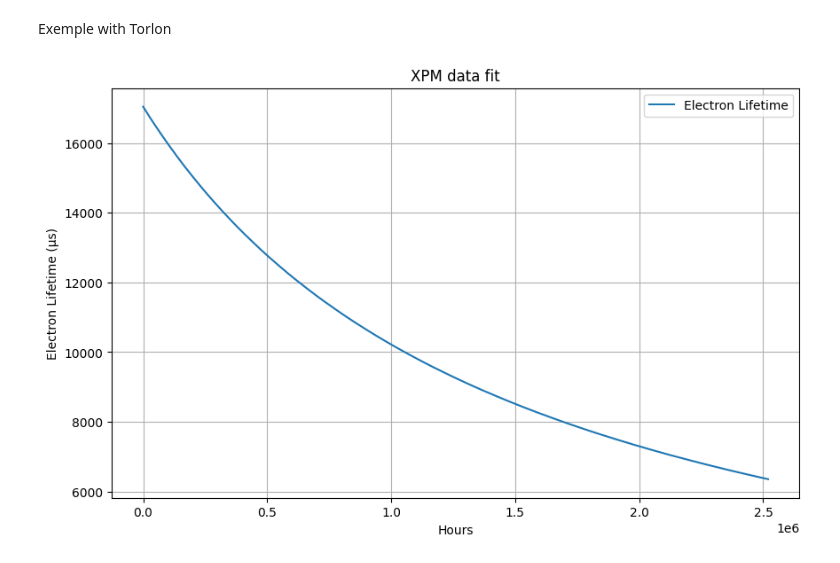
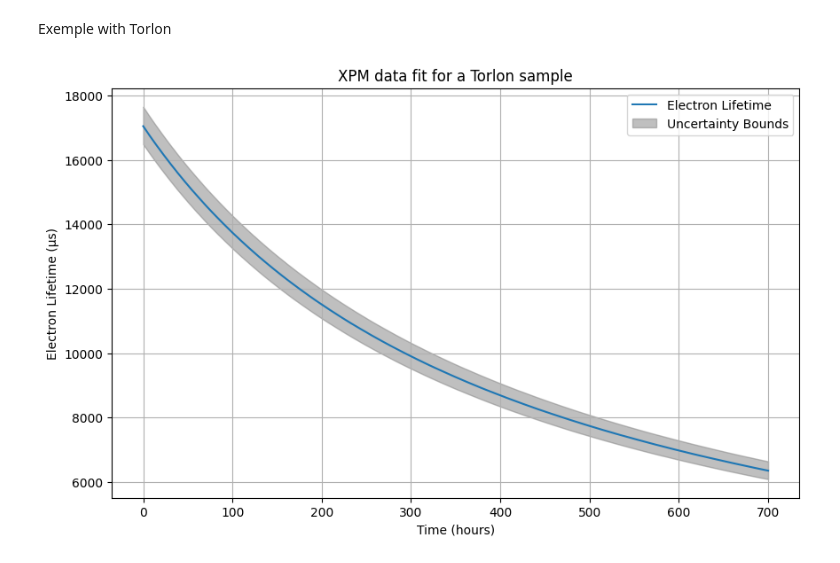
Before and after one commit to antoine-amy/Electronegative_impurities, a Jupyter notebook: Electronegative_impurities_studies.ipynb, the cells around one changed output. Saved outputs shown, nothing was run; the diff lists cells and outputs as text; code cells hidden in the pictures.

```diff
--- a/Electronegative_impurities_studies.ipynb
+++ b/Electronegative_impurities_studies.ipynb
@@ -86,21 +124,33 @@ second = np.arange(0, (700*60*60)+1)
 # %% [markdown]
 Exemple with Torlon
 # %%
+# Constants
+n0=0.0176; n0_error=6e-4
+R0=3.27e-6; R0_error=0.16e-6
+
+# Time range
+second = np.arange(0, (700*60*60)+1)
+
 # Prepare a plot with a specified figure size
 plt.figure(figsize=(10, 6))
 
-# Calculate electron lifetime and plot for each R0
-electron_lifetimes=enf.XPM_tau_fit(second, C_el, n0, R0, p_LXe, M_XPM)
-plt.plot(second, electron_lifetimes, label=f'Electron Lifetime')
+# Calculate electron lifetime and its bounds, then plot
+electron_lifetimes, lower_bounds, upper_bounds = enf.XPM_tau_fit(second, C_el, n0, R0, p_LXe, M_XPM, n0_error, R0_error)
+
+# Plotting the main line
+plt.plot(second / (60*60), electron_lifetimes, label='Electron Lifetime')
+
+# Adding the uncertainty area
+plt.fill_between(second / (60*60), lower_bounds, upper_bounds, color='grey', alpha=0.5, label='Uncertainty Bounds')
 
 # Configuring the plot's settings
 plt.title('XPM data fit for a Torlon sample')
-plt.xlabel('Hours')
+plt.xlabel('Time (hours)')
 plt.ylabel('Electron Lifetime (μs)')
 plt.legend()
 plt.grid(True)
 
 # Show the plot
 plt.show()
 # %% [output]
-[figure, old version]
+[figure, new version]
```
Also changed, not shown: parts of 7 cells of this notebook, 2 other files.
